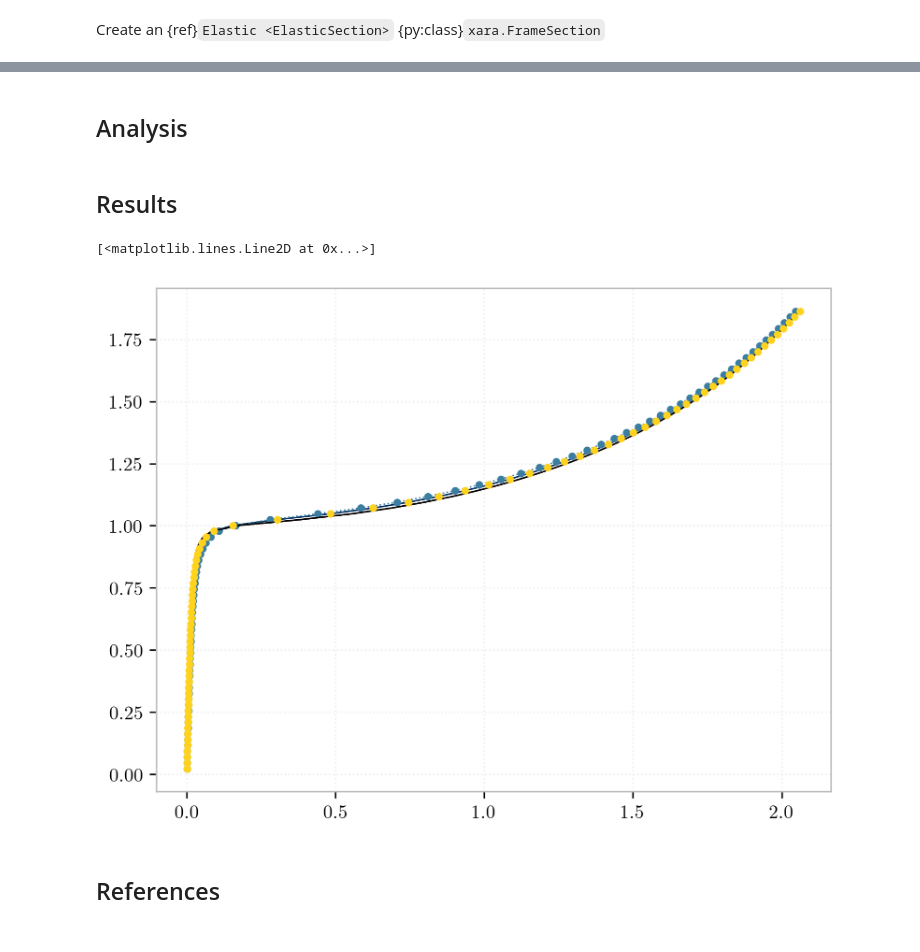
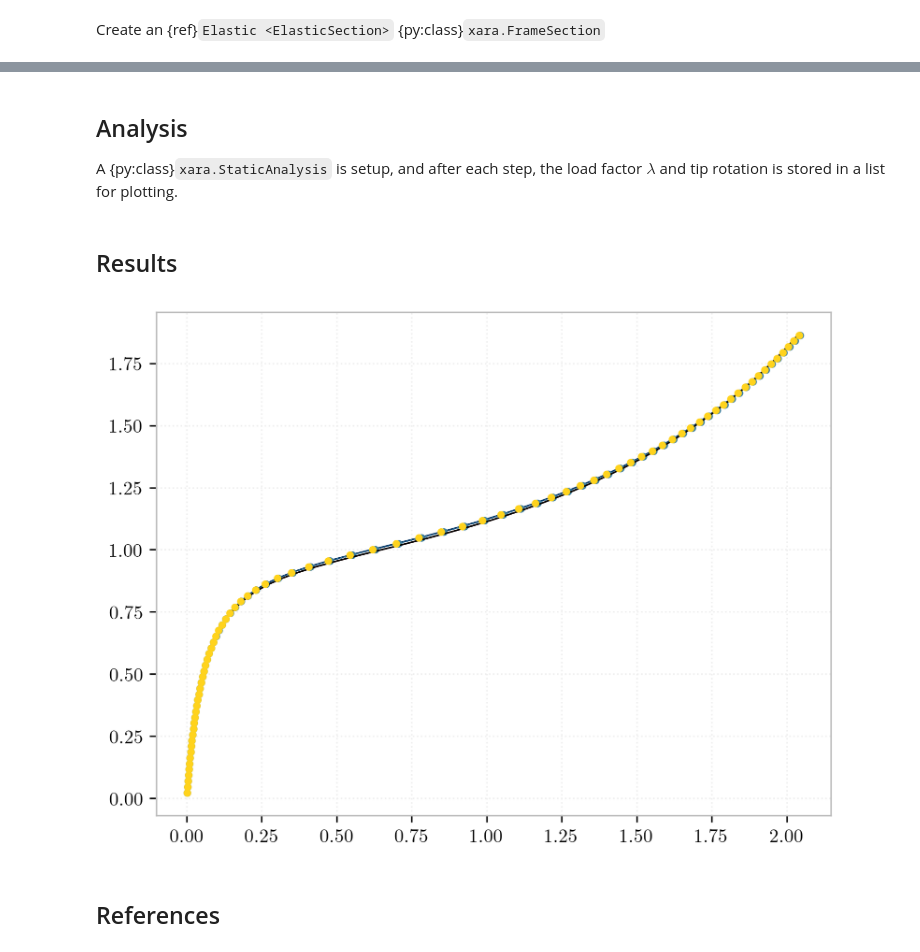
Before and after one commit to FEDEASLab/Benchmarks-Python, a Jupyter notebook: benchmarks/frame-1022/main.ipynb, the cells around one changed output, grey strips where cells are left out. Saved outputs shown, nothing was run; the diff lists cells and outputs as text; code cells hidden in the pictures.

```diff
--- a/benchmarks/frame-1022/main.ipynb
+++ b/benchmarks/frame-1022/main.ipynb
@@ -3,12 +14,6 @@
 # %%
-L =  120.0
-e = 0 #L/24
-P = 2000
-E = 29e3
-I = 6*12**3/12
-
-ne = 4
-Lr = L/20 #L/ne - L/(2*ne)
+L  =  120.0
+Lr = L/40
 # %% [markdown]
 Create an {ref}`Elastic <ElasticSection>` {py:class}`xara.FrameSection`
 # %%
@@ -75,27 +104,27 @@ def create_model_offset(transform, element):
 # %% [markdown]
 ## Analysis
+
+A {py:class}`xara.StaticAnalysis` is setup, and after each step, the load factor $\lambda$ and tip rotation is stored in a list for plotting.
 # %%
-from xara.helpers import find_node
-
 def analyze(transform, element):
-    n = 80
+    nsteps = 80
 
     # Create model
     model = create_model_offset(transform=transform, element=element)
 
+    # Find the tip node
+    tip = find_node(model, y=L)
+
+    # Setup a static analysis
     Pcr = E*I*np.pi**2/(L*2)**2
     analysis = xara.StaticAnalysis(model,
                                    test=("Energy", 1e-16, 10, 0),
                                    integrator=("LoadControl", 1/20))
 
-    tip = find_node(model, y=L)
+    # Perform n steps of the analysis
     u, N = [], []
-    for i in range(n):
-        try:
-            analysis.analyze(1)
-        except:
-            print("\nAnalysis failed at load factor", model.getLoadFactor(1), " step ", i)
-            break
+    for i in range(nsteps):
+        analysis.analyze(1)
         u.append(model.nodeDisp(tip, 6))
         N.append(P*model.getLoadFactor(1)/Pcr)
 
@@ -113,17 +142,12 @@ except:
 # %%
 fig, ax = plt.subplots()
 
-ax.plot(*analyze("Spherical",      "CosseratFrame01"))
-ax.plot(*analyze("Corotational02", "ForceFrame"))
-ax.plot(*analyze("Corotational02", "ShearFrame"), ':.')
-ax.plot(*analyze("Corotational02", "ElasticFrame"))
-ax.plot(*analyze("Identity",       "CosseratFrame01"), ".")
-
-# ax.plot(*analyze(False,  "Identity",       "CosseratFrame01"), ".")
-# ax.plot(*analyze(False,  "Corotational02", "ForceFrame"))
-# ax.plot(*analyze(False,  "Spherical",      "CosseratFrame01"))
+ax.plot(*analyze("Spherical",      "CosseratFrame"))
+ax.plot(*analyze("Corotational",   "ForceFrame"))
+ax.plot(*analyze("Corotational",   "ShearFrame"), ':.')
+ax.plot(*analyze("Corotational",   "ElasticFrame"))
+ax.plot(*analyze("Identity",       "CosseratFrame"), ".");
 # %% [output]
-[<matplotlib.lines.Line2D at 0x...>]
-[figure, old version]
+[figure, new version]
 # %% [markdown]
 ## References
```
Also changed, not shown: parts of 6 cells of this notebook.
